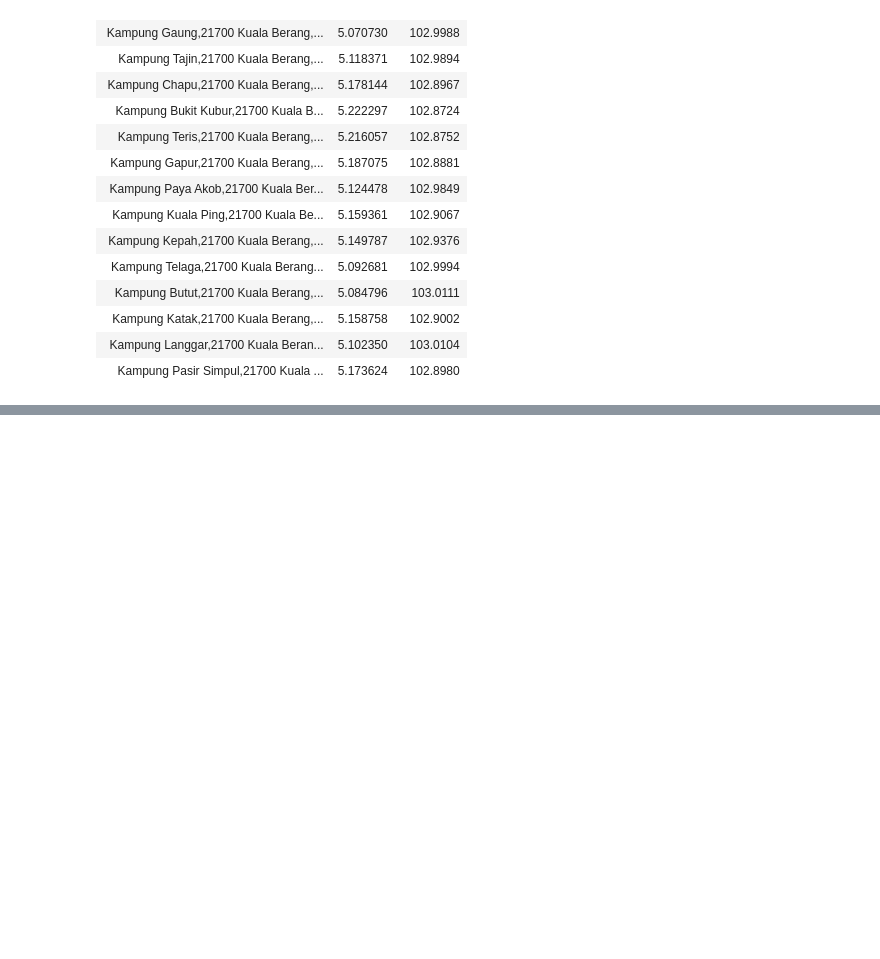
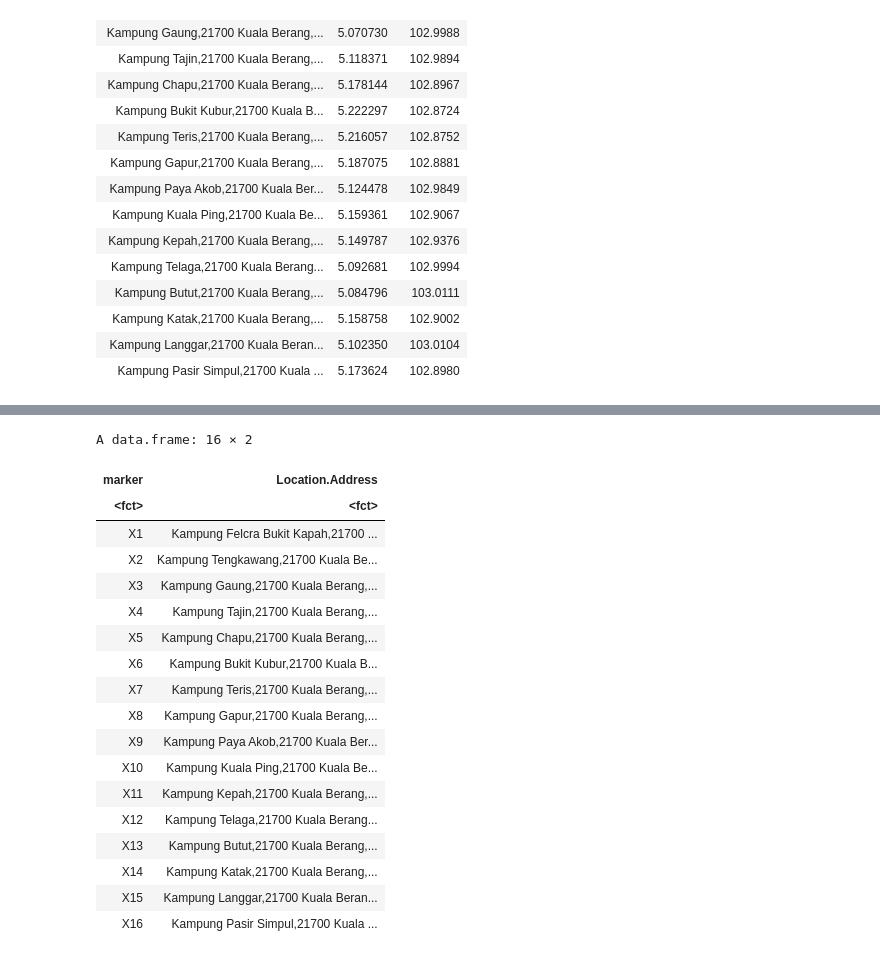
Before and after one commit to ludwigHoon/BPTNW, a Jupyter notebook: Bipartite Network Modelling for Measles Hotspot Detection.ipynb, the cells around one changed output, grey strips where cells are left out. Cells and saved outputs as stored; diff of their text form; code cells hidden in the pictures; blank space fills up the shorter version.

```diff
--- a/Bipartite Network Modelling for Measles Hotspot Detection.ipynb
+++ b/Bipartite Network Modelling for Measles Hotspot Detection.ipynb
@@ -121,0 +76,24 @@ write.csv(mat, 'result.csv')
+# %%
+locationMarker<-data.frame(names(a),location[,'Location.Address'])
+names(locationMarker)<-c('marker', 'Location.Address')
+locationMarker
+# %% [output]
+A data.frame: 16 × 2
+| marker | Location.Address |
+| <fct> | <fct> |
+| X1 | Kampung Felcra Bukit Kapah,21700 ... |
+| X2 | Kampung Tengkawang,21700 Kuala Be... |
+| X3 | Kampung Gaung,21700 Kuala Berang,... |
+| X4 | Kampung Tajin,21700 Kuala Berang,... |
+| X5 | Kampung Chapu,21700 Kuala Berang,... |
+| X6 | Kampung Bukit Kubur,21700 Kuala B... |
+| X7 | Kampung Teris,21700 Kuala Berang,... |
+| X8 | Kampung Gapur,21700 Kuala Berang,... |
+| X9 | Kampung Paya Akob,21700 Kuala Ber... |
+| X10 | Kampung Kuala Ping,21700 Kuala Be... |
+| X11 | Kampung Kepah,21700 Kuala Berang,... |
+| X12 | Kampung Telaga,21700 Kuala Berang... |
+| X13 | Kampung Butut,21700 Kuala Berang,... |
+| X14 | Kampung Katak,21700 Kuala Berang,... |
+| X15 | Kampung Langgar,21700 Kuala Beran... |
+| X16 | Kampung Pasir Simpul,21700 Kuala ... |
```
Also changed, not shown: parts of 23 cells of this notebook, 3 other files.
